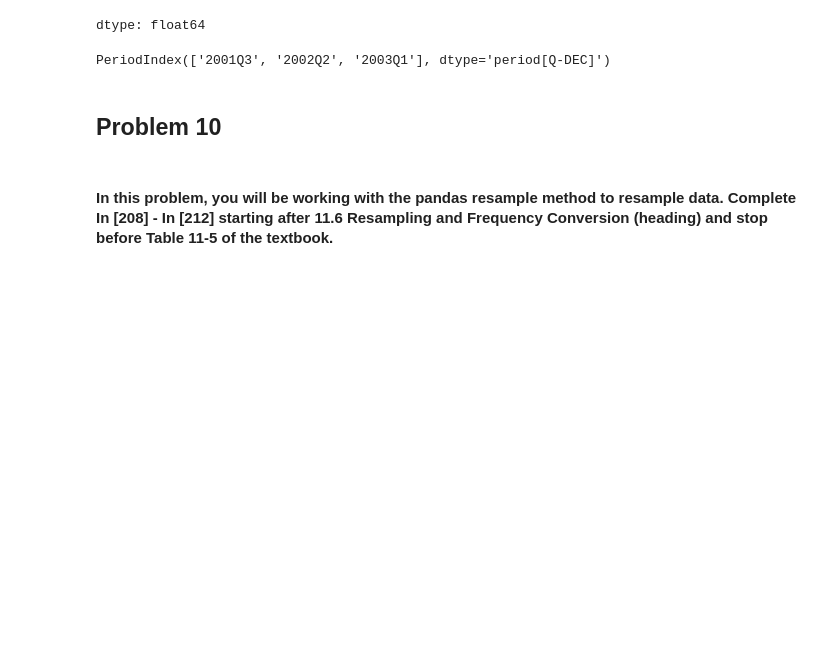
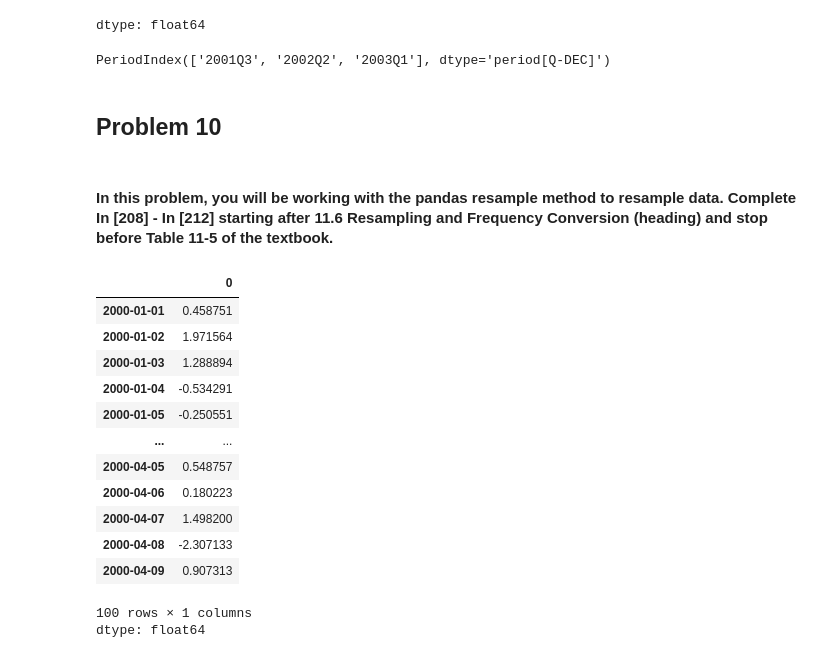
Before and after one commit to tartam1/IT545, a Jupyter notebook: Lab_6_Assignment.ipynb, the cells around one changed output. Saved outputs shown, nothing was run; the diff lists cells and outputs as text; code cells hidden in the pictures; blank space fills up the shorter version.

```diff
--- a/Lab_6_Assignment.ipynb
+++ b/Lab_6_Assignment.ipynb
@@ -425,0 +424,21 @@ PeriodIndex(['2001Q3', '2002Q2', '2003Q1'], dtype='period[Q-DEC]')
+# %%
+# Insert commenting and code in this cell.
+# Resampling and Frequency Conversion
+dates = pd.date_range("2000-01-01", periods=100)
+ts = pd.Series(np.random.standard_normal(len(dates)), index=dates)
+ts
+# %% [output]
+|  | 0 |
+| 2000-01-01 | 0.458751 |
+| 2000-01-02 | 1.971564 |
+| 2000-01-03 | 1.288894 |
+| 2000-01-04 | -0.534291 |
+| 2000-01-05 | -0.250551 |
+| ... | ... |
+| 2000-04-05 | 0.548757 |
+| 2000-04-06 | 0.180223 |
+| 2000-04-07 | 1.498200 |
+| 2000-04-08 | -2.307133 |
+| 2000-04-09 | 0.907313 |
+100 rows × 1 columns
+dtype: float64
```
Also changed, not shown: parts of 3 cells of this notebook.
